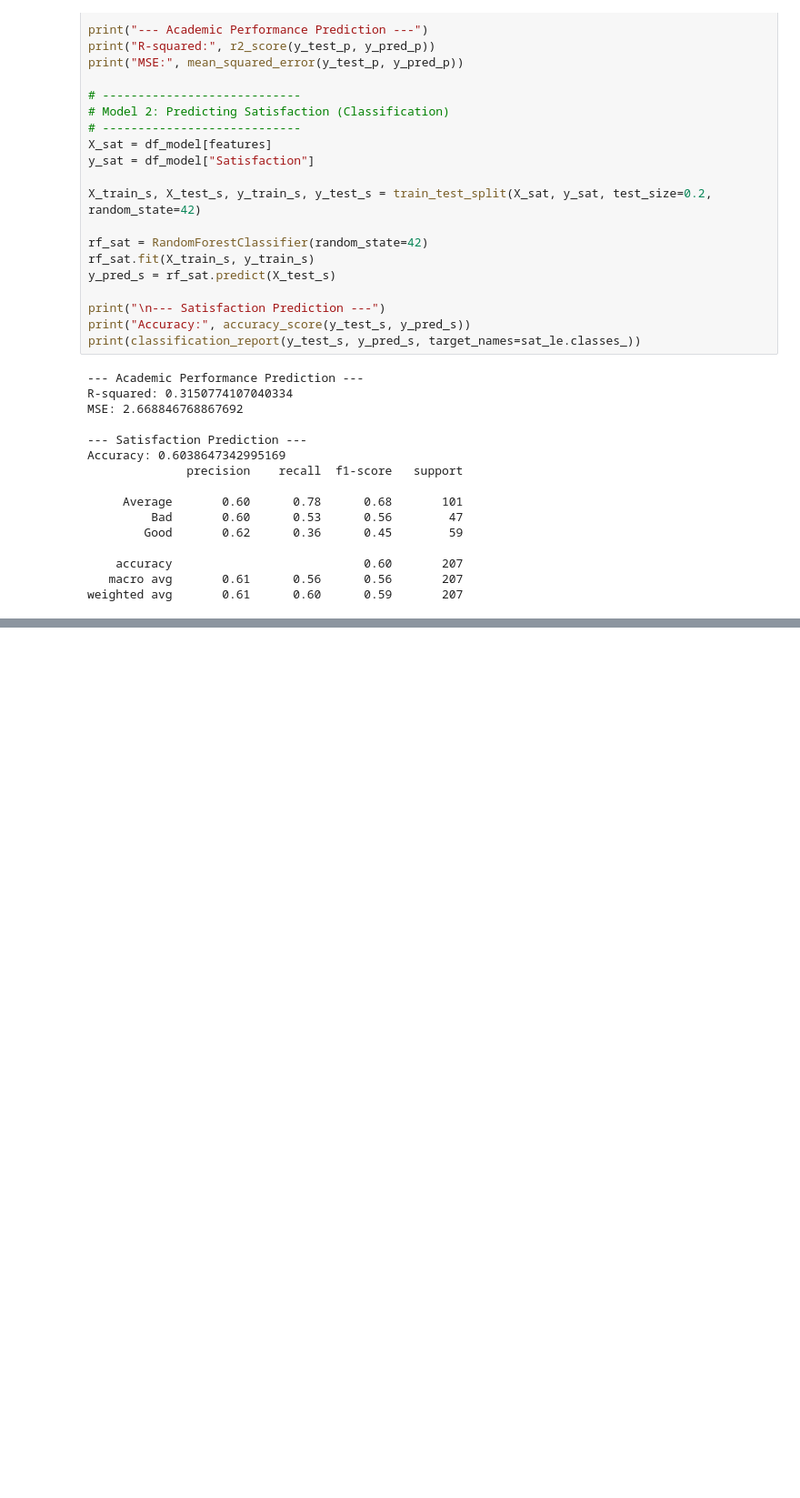
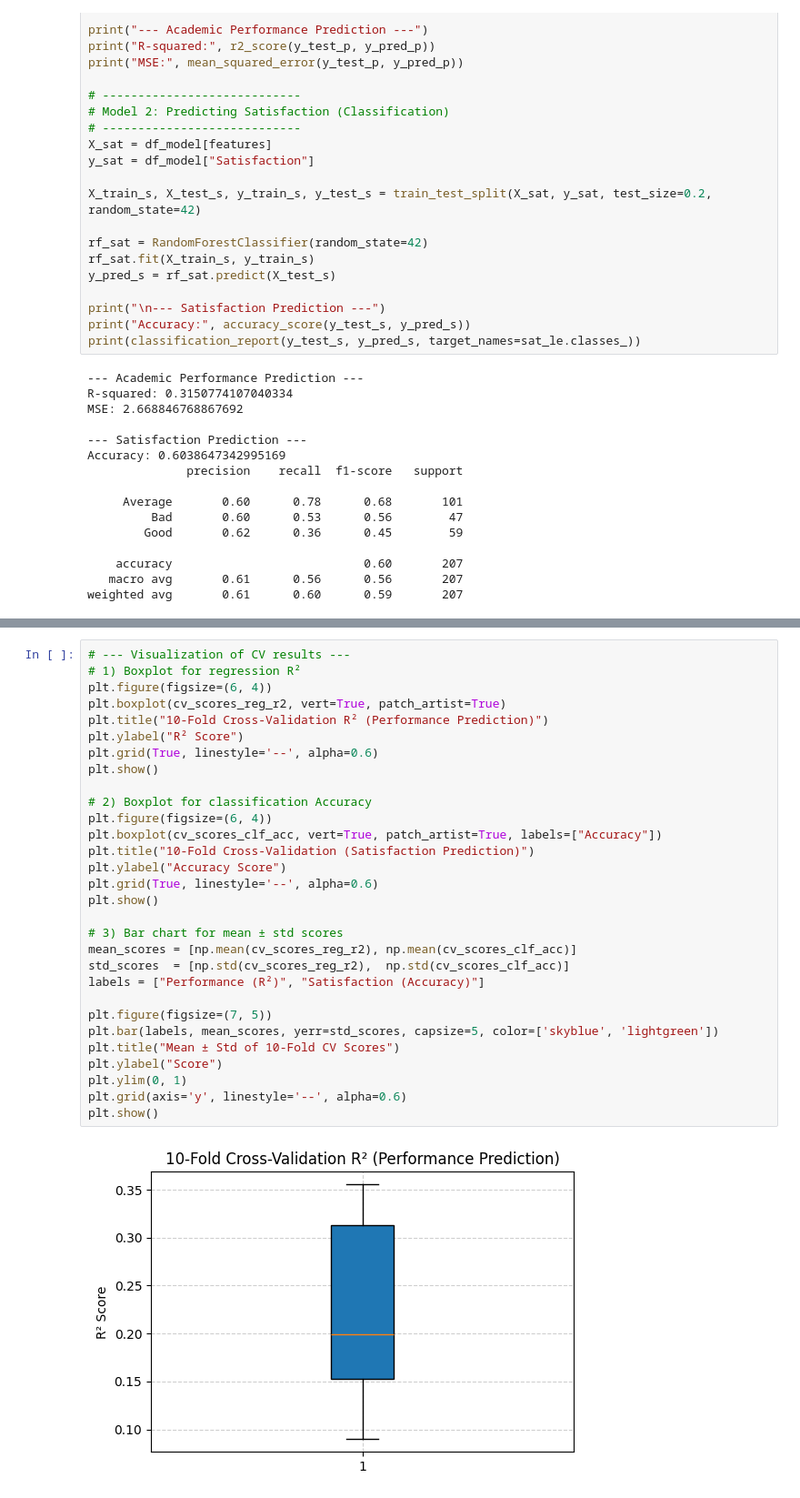
Before and after one commit to qguo0827/dissertation-Factors-Influencing-Students-Academic-Performance-and-Satisfaction-in-Online-Education, a Jupyter notebook: Dissertation code-RQ3,4.ipynb, the cells around one changed output, grey strips where cells are left out. Shown: that part at 91% size. Cells and saved outputs as stored; diff of their text form; blank space fills up the shorter version.

```diff
--- a/Dissertation code-RQ3,4.ipynb
+++ b/Dissertation code-RQ3,4.ipynb
@@ -236,0 +284,32 @@ weighted avg       0.61      0.60      0.59       207
+# %%
+# --- Visualization of CV results ---
+# 1) Boxplot for regression R²
+plt.figure(figsize=(6, 4))
+plt.boxplot(cv_scores_reg_r2, vert=True, patch_artist=True)
+plt.title("10-Fold Cross-Validation R² (Performance Prediction)")
+plt.ylabel("R² Score")
+plt.grid(True, linestyle='--', alpha=0.6)
+plt.show()
+
+# 2) Boxplot for classification Accuracy
+plt.figure(figsize=(6, 4))
+plt.boxplot(cv_scores_clf_acc, vert=True, patch_artist=True, labels=["Accuracy"])
+plt.title("10-Fold Cross-Validation (Satisfaction Prediction)")
+plt.ylabel("Accuracy Score")
+plt.grid(True, linestyle='--', alpha=0.6)
+plt.show()
+
+# 3) Bar chart for mean ± std scores
+mean_scores = [np.mean(cv_scores_reg_r2), np.mean(cv_scores_clf_acc)]
+std_scores  = [np.std(cv_scores_reg_r2),  np.std(cv_scores_clf_acc)]
+labels = ["Performance (R²)", "Satisfaction (Accuracy)"]
+
+plt.figure(figsize=(7, 5))
+plt.bar(labels, mean_scores, yerr=std_scores, capsize=5, color=['skyblue', 'lightgreen'])
+plt.title("Mean ± Std of 10-Fold CV Scores")
+plt.ylabel("Score")
+plt.ylim(0, 1)
+plt.grid(axis='y', linestyle='--', alpha=0.6)
+plt.show()
+# %% [output]
+[figure, added]
```
Also changed, not shown: parts of 3 cells of this notebook.
